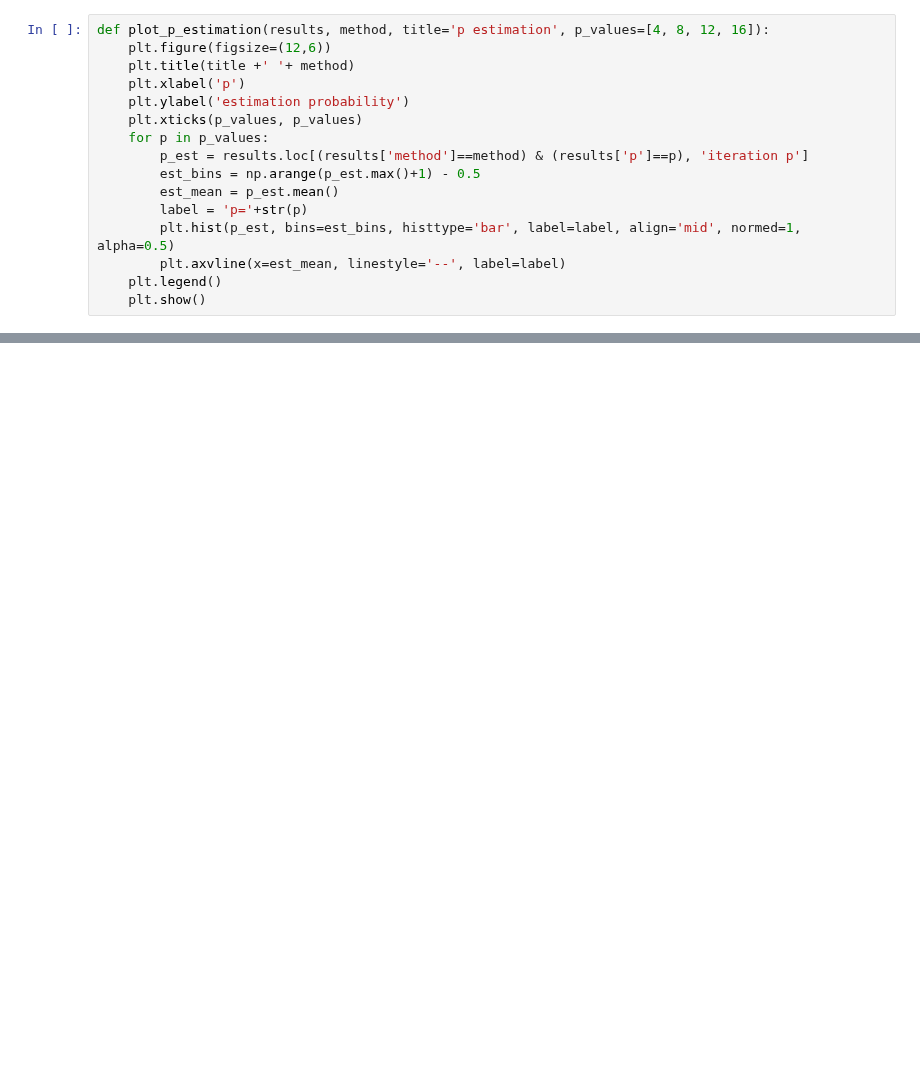
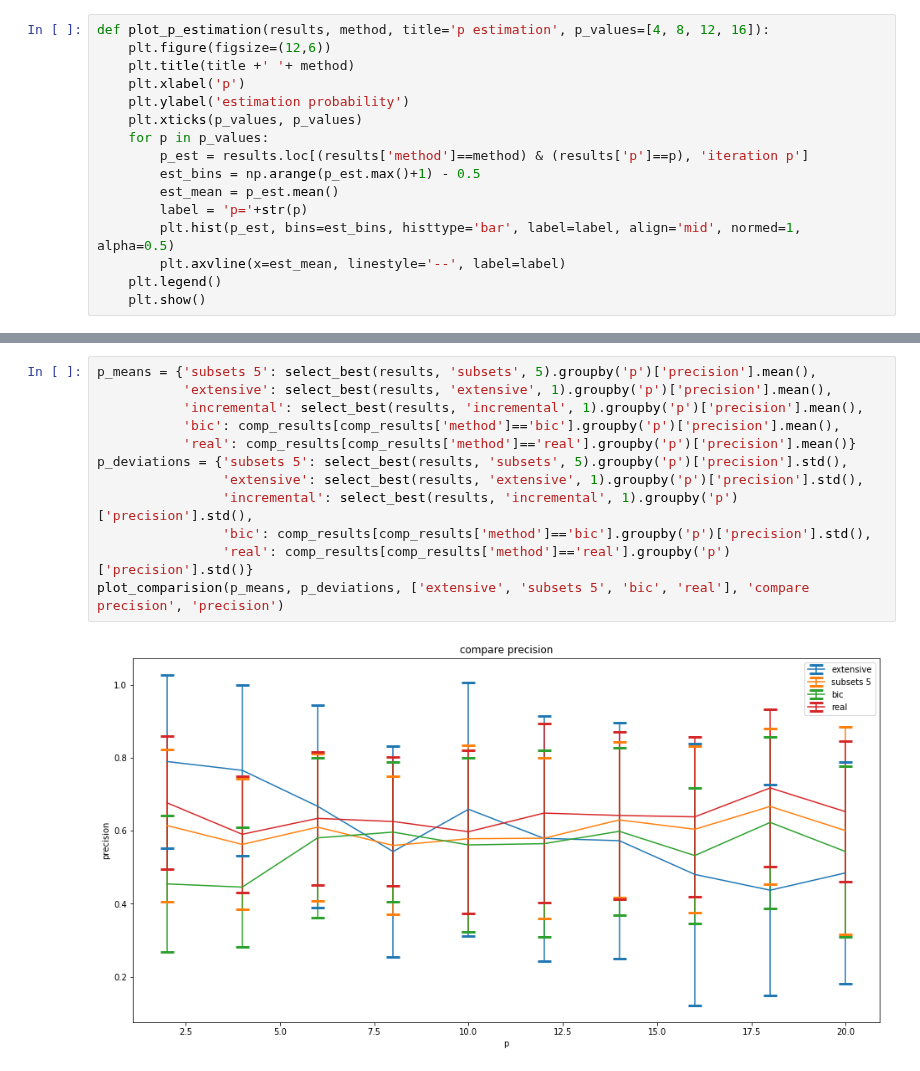
Before and after one commit to danthe96/CIoTS, a Jupyter notebook: visualize_iterations.ipynb, the cells around one changed output, grey strips where cells are left out. Drawn from its saved outputs; the diff is of its cells as text; blank space fills up the shorter version.

```diff
--- a/visualize_iterations.ipynb
+++ b/visualize_iterations.ipynb
@@ -54,0 +113,14 @@ plot_p_estimation(comp_results, 'bic', p_values=p_values)
+# %%
+p_means = {'subsets 5': select_best(results, 'subsets', 5).groupby('p')['precision'].mean(),
+           'extensive': select_best(results, 'extensive', 1).groupby('p')['precision'].mean(),
+           'incremental': select_best(results, 'incremental', 1).groupby('p')['precision'].mean(),
+           'bic': comp_results[comp_results['method']=='bic'].groupby('p')['precision'].mean(),
+           'real': comp_results[comp_results['method']=='real'].groupby('p')['precision'].mean()}
+p_deviations = {'subsets 5': select_best(results, 'subsets', 5).groupby('p')['precision'].std(),
+                'extensive': select_best(results, 'extensive', 1).groupby('p')['precision'].std(),
+                'incremental': select_best(results, 'incremental', 1).groupby('p')['precision'].std(),
+                'bic': comp_results[comp_results['method']=='bic'].groupby('p')['precision'].std(),
+                'real': comp_results[comp_results['method']=='real'].groupby('p')['precision'].std()}
+plot_comparision(p_means, p_deviations, ['extensive', 'subsets 5', 'bic', 'real'], 'compare precision', 'precision')
+# %% [output]
+[figure, added]
```
Also changed, not shown: parts of 10 cells of this notebook, 1 other file.
